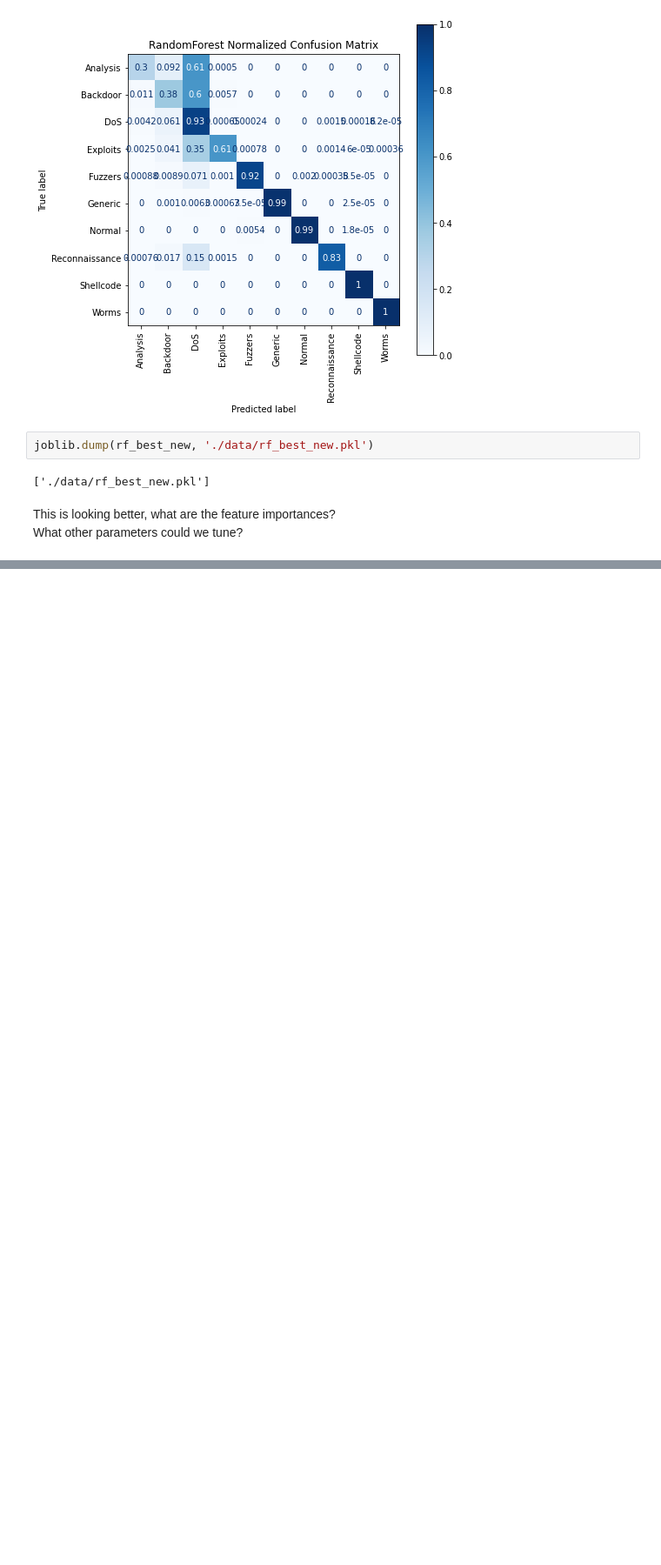
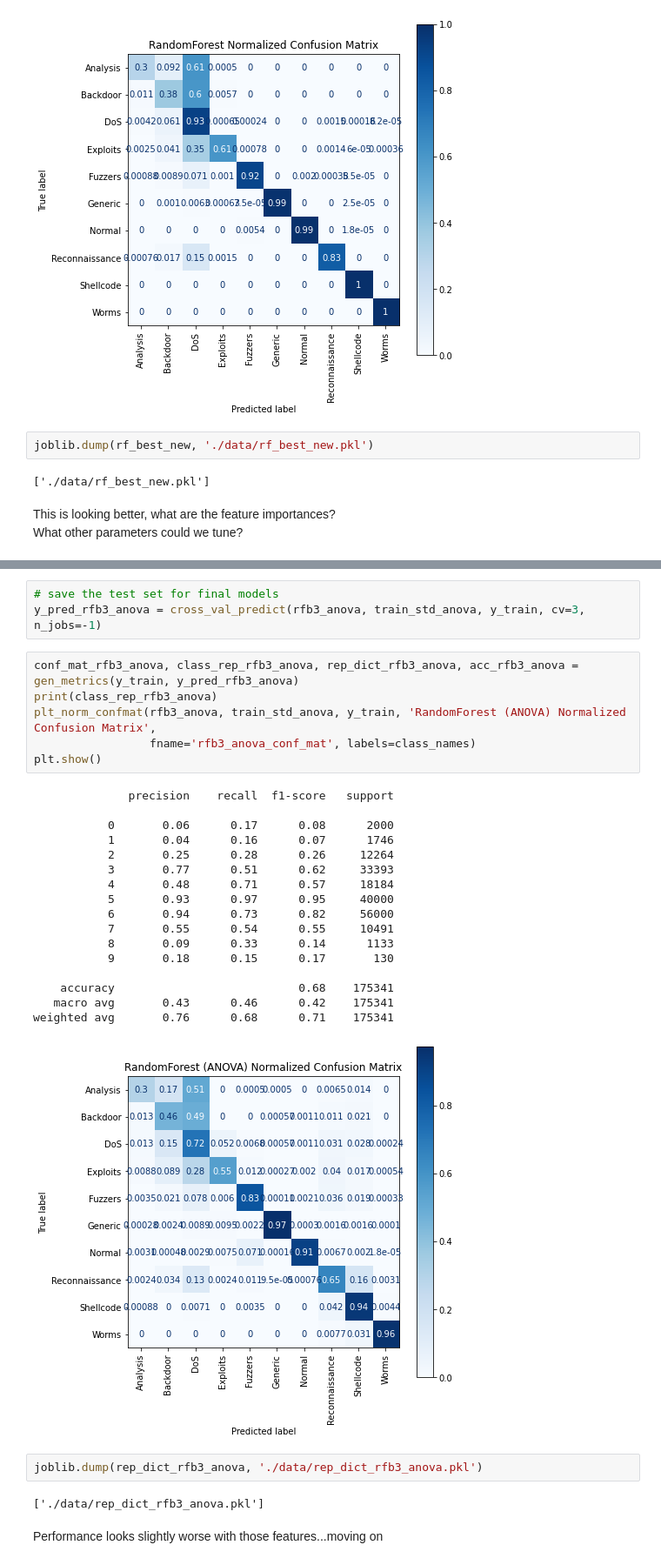
Before and after one commit to pvan1/DATA-606-Capstone, a Jupyter notebook: capstone-phase2-randforest.ipynb, the cells around one changed output, grey strips where cells are left out. Shown: that part at 87% size. Saved outputs shown, nothing was run; the diff lists cells and outputs as text; blank space fills up the shorter version.

```diff
--- a/capstone-phase2-randforest.ipynb
+++ b/capstone-phase2-randforest.ipynb
@@ -284,0 +441,33 @@ What other parameters could we tune?
+# %%
+# save the test set for final models
+y_pred_rfb3_anova = cross_val_predict(rfb3_anova, train_std_anova, y_train, cv=3, n_jobs=-1)
+# %%
+conf_mat_rfb3_anova, class_rep_rfb3_anova, rep_dict_rfb3_anova, acc_rfb3_anova = gen_metrics(y_train, y_pred_rfb3_anova)
+print(class_rep_rfb3_anova)
+plt_norm_confmat(rfb3_anova, train_std_anova, y_train, 'RandomForest (ANOVA) Normalized Confusion Matrix',
+                 fname='rfb3_anova_conf_mat', labels=class_names)
+plt.show()
+# %% [output]
+              precision    recall  f1-score   support
+
+           0       0.06      0.17      0.08      2000
+           1       0.04      0.16      0.07      1746
+           2       0.25      0.28      0.26     12264
+           3       0.77      0.51      0.62     33393
+           4       0.48      0.71      0.57     18184
+           5       0.93      0.97      0.95     40000
+           6       0.94      0.73      0.82     56000
+           7       0.55      0.54      0.55     10491
+           8       0.09      0.33      0.14      1133
+           9       0.18      0.15      0.17       130
+
+    accuracy                           0.68    175341
+   macro avg       0.43      0.46      0.42    175341
+weighted avg       0.76      0.68      0.71    175341
+[figure, added]
+# %%
+joblib.dump(rep_dict_rfb3_anova, './data/rep_dict_rfb3_anova.pkl')
+# %% [output]
+['./data/rep_dict_rfb3_anova.pkl']
+# %% [markdown]
+Performance looks slightly worse with those features...moving on
```
Also changed, not shown: parts of 60 cells of this notebook.
